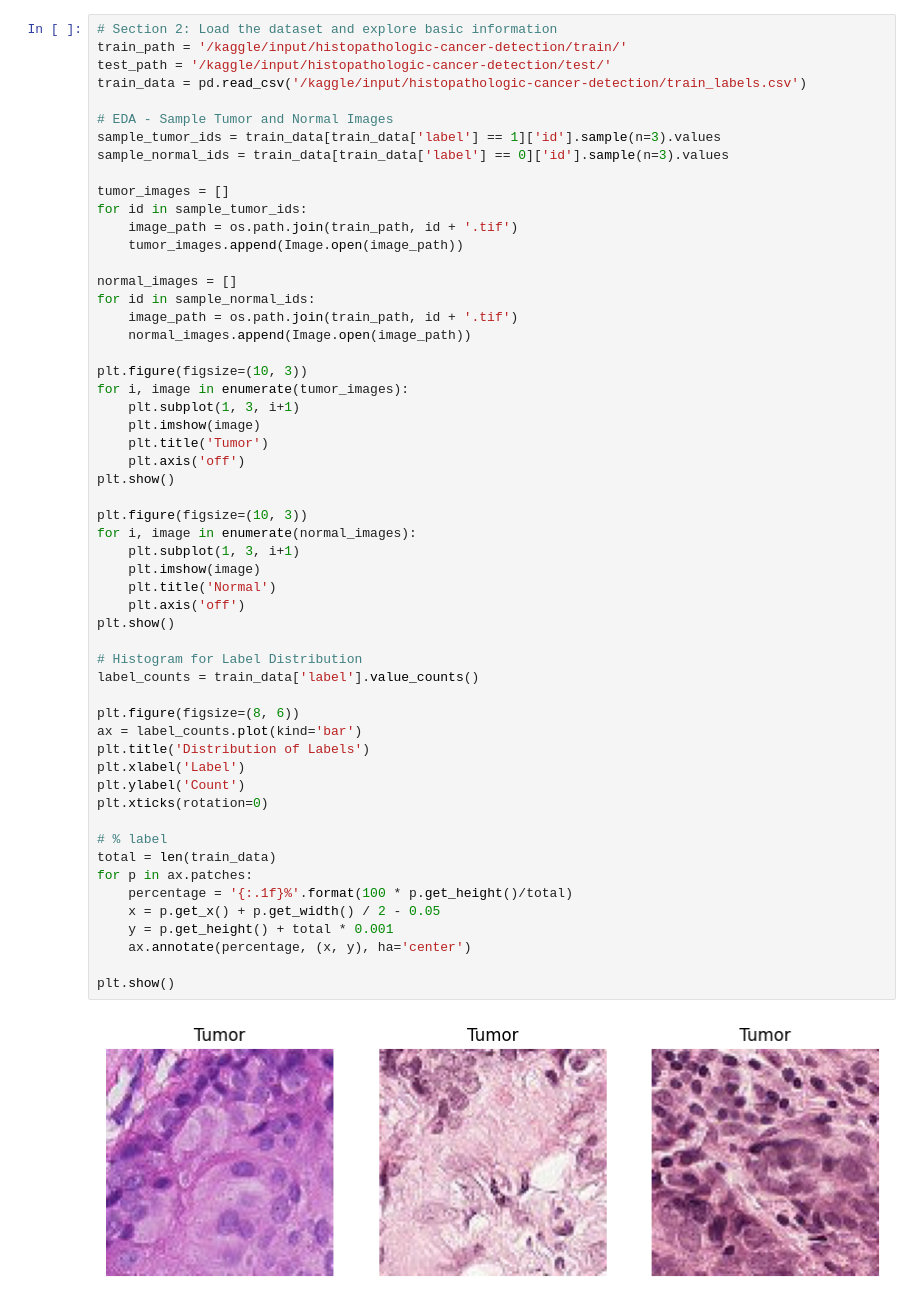
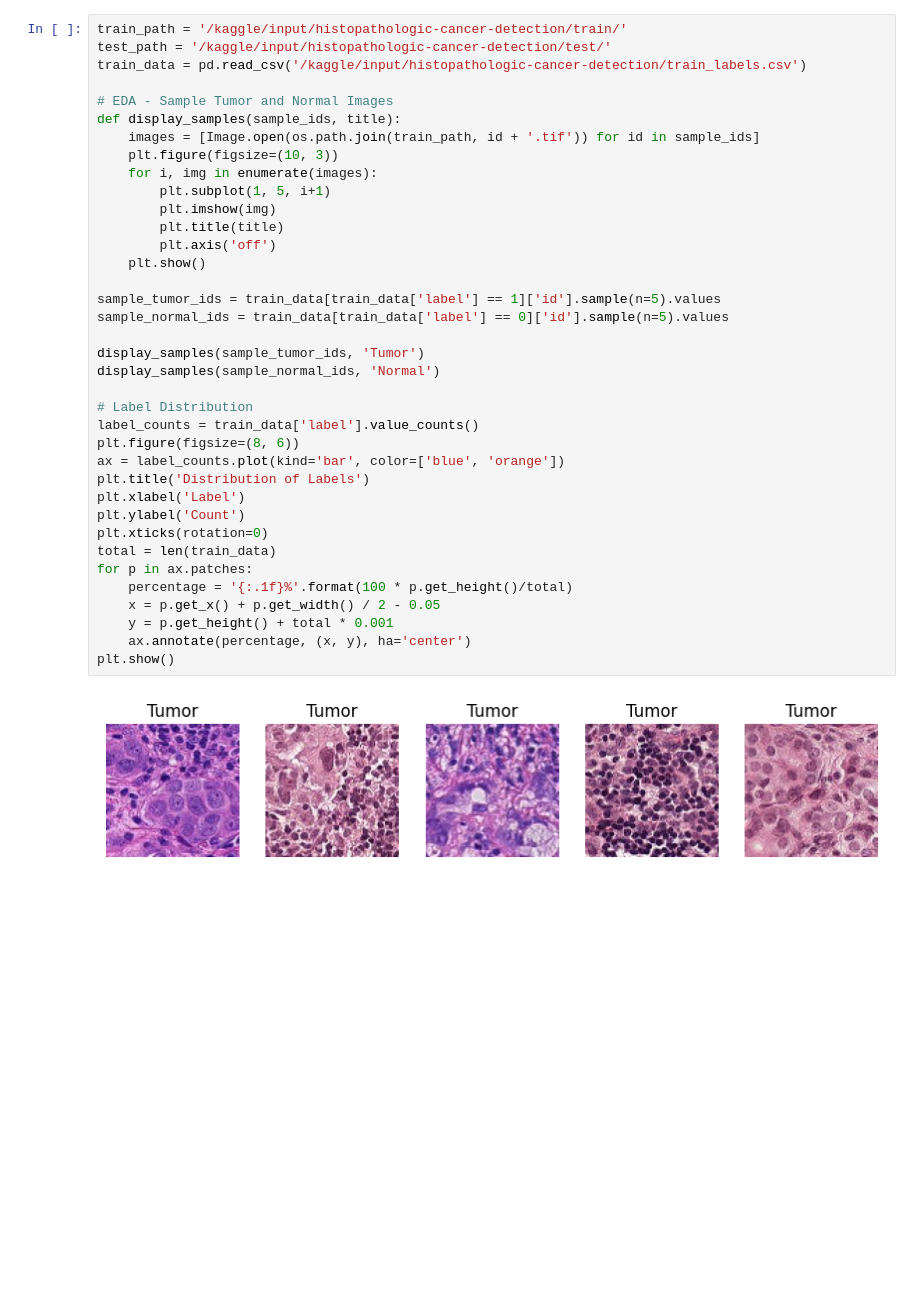
Before and after one commit to huseyinardaarslan/Histopathologic-Cancer-Detection, a Jupyter notebook: histopathologic-cancer-detection.ipynb, the cells around one changed output. Drawn from its saved outputs; the diff is of its cells as text; blank space fills up the shorter version.

```diff
--- a/histopathologic-cancer-detection.ipynb
+++ b/histopathologic-cancer-detection.ipynb
@@ -16,57 +18,39 @@ from PIL import Image
 # %%
-# Section 2: Load the dataset and explore basic information
 train_path = '/kaggle/input/histopathologic-cancer-detection/train/'
 test_path = '/kaggle/input/histopathologic-cancer-detection/test/'
 train_data = pd.read_csv('/kaggle/input/histopathologic-cancer-detection/train_labels.csv')
 
 # EDA - Sample Tumor and Normal Images
-sample_tumor_ids = train_data[train_data['label'] == 1]['id'].sample(n=3).values
-sample_normal_ids = train_data[train_data['label'] == 0]['id'].sample(n=3).values
+def display_samples(sample_ids, title):
+    images = [Image.open(os.path.join(train_path, id + '.tif')) for id in sample_ids]
+    plt.figure(figsize=(10, 3))
+    for i, img in enumerate(images):
+        plt.subplot(1, 5, i+1)
+        plt.imshow(img)
+        plt.title(title)
+        plt.axis('off')
+    plt.show()
 
-tumor_images = []
-for id in sample_tumor_ids:
-    image_path = os.path.join(train_path, id + '.tif')
-    tumor_images.append(Image.open(image_path))
+sample_tumor_ids = train_data[train_data['label'] == 1]['id'].sample(n=5).values
+sample_normal_ids = train_data[train_data['label'] == 0]['id'].sample(n=5).values
 
-normal_images = []
-for id in sample_normal_ids:
-    image_path = os.path.join(train_path, id + '.tif')
-    normal_images.append(Image.open(image_path))
+display_samples(sample_tumor_ids, 'Tumor')
+display_samples(sample_normal_ids, 'Normal')
 
-plt.figure(figsize=(10, 3))
-for i, image in enumerate(tumor_images):
-    plt.subplot(1, 3, i+1)
-    plt.imshow(image)
-    plt.title('Tumor')
-    plt.axis('off')
-plt.show()
-
-plt.figure(figsize=(10, 3))
-for i, image in enumerate(normal_images):
-    plt.subplot(1, 3, i+1)
-    plt.imshow(image)
-    plt.title('Normal')
-    plt.axis('off')
-plt.show()
-
-# Histogram for Label Distribution
+# Label Distribution
 label_counts = train_data['label'].value_counts()
-
 plt.figure(figsize=(8, 6))
-ax = label_counts.plot(kind='bar')
+ax = label_counts.plot(kind='bar', color=['blue', 'orange'])
 plt.title('Distribution of Labels')
 plt.xlabel('Label')
 plt.ylabel('Count')
 plt.xticks(rotation=0)
-
-# % label
 total = len(train_data)
 for p in ax.patches:
     percentage = '{:.1f}%'.format(100 * p.get_height()/total)
     x = p.get_x() + p.get_width() / 2 - 0.05
     y = p.get_height() + total * 0.001
     ax.annotate(percentage, (x, y), ha='center')
-
 plt.show()
 # %% [output]
-[figure, old version]
+[figure, new version]
```
Also changed, not shown: parts of 16 cells of this notebook.
